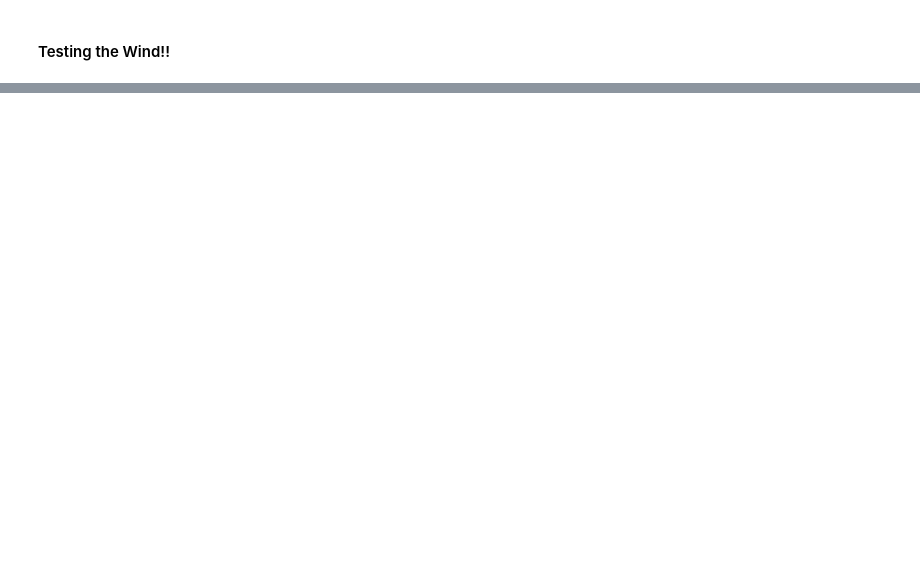
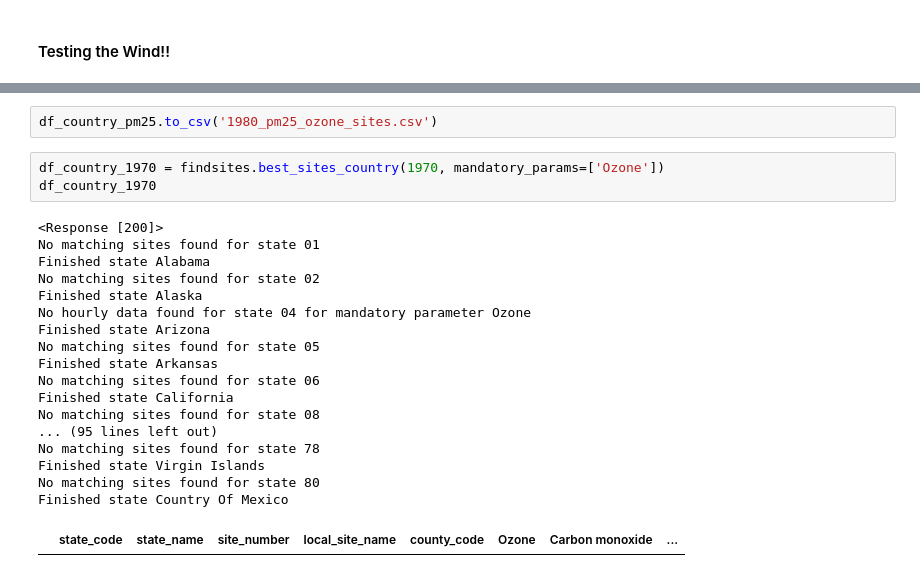
Before and after one commit to osrussell/atmospheric_chem_ML, a Jupyter notebook: test_suite.ipynb, the cells around one changed output, grey strips where cells are left out. Cells and saved outputs as stored; diff of their text form; blank space fills up the shorter version.

```diff
--- a/test_suite.ipynb
+++ b/test_suite.ipynb
@@ -456,0 +544,24 @@ df
+# %%
+df_country_pm25.to_csv('1980_pm25_ozone_sites.csv')
+# %%
+df_country_1970 = findsites.best_sites_country(1970, mandatory_params=['Ozone'])
+df_country_1970
+# %% [output]
+<Response [200]>
+No matching sites found for state 01
+Finished state Alabama
+No matching sites found for state 02
+Finished state Alaska
+No hourly data found for state 04 for mandatory parameter Ozone
+Finished state Arizona
+No matching sites found for state 05
+Finished state Arkansas
+No matching sites found for state 06
+Finished state California
+No matching sites found for state 08
+... (95 lines left out)
+No matching sites found for state 78
+Finished state Virgin Islands
+No matching sites found for state 80
+Finished state Country Of Mexico
+|  | state_code | state_name | site_number | local_site_name | county_code | Ozone | Carbon monoxide | ... |
```
Also changed, not shown: parts of 26 cells of this notebook.
